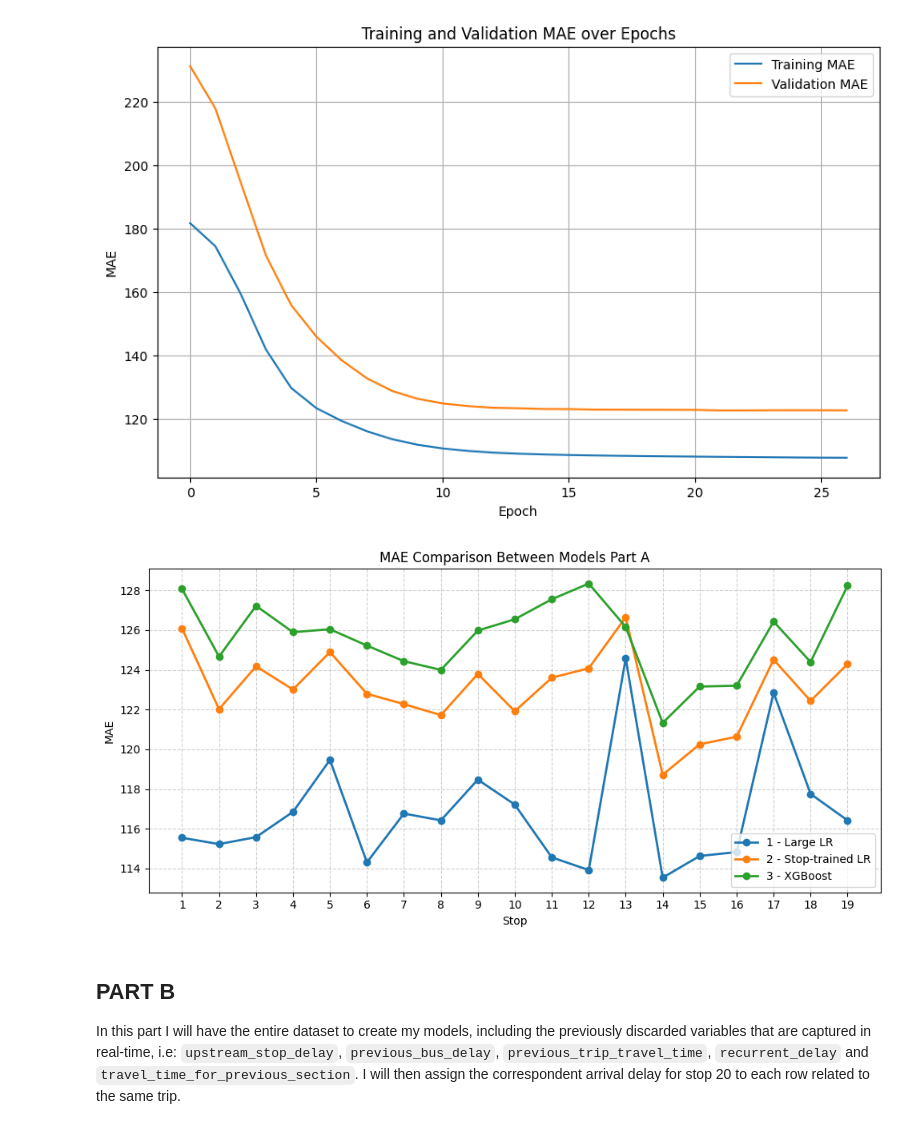
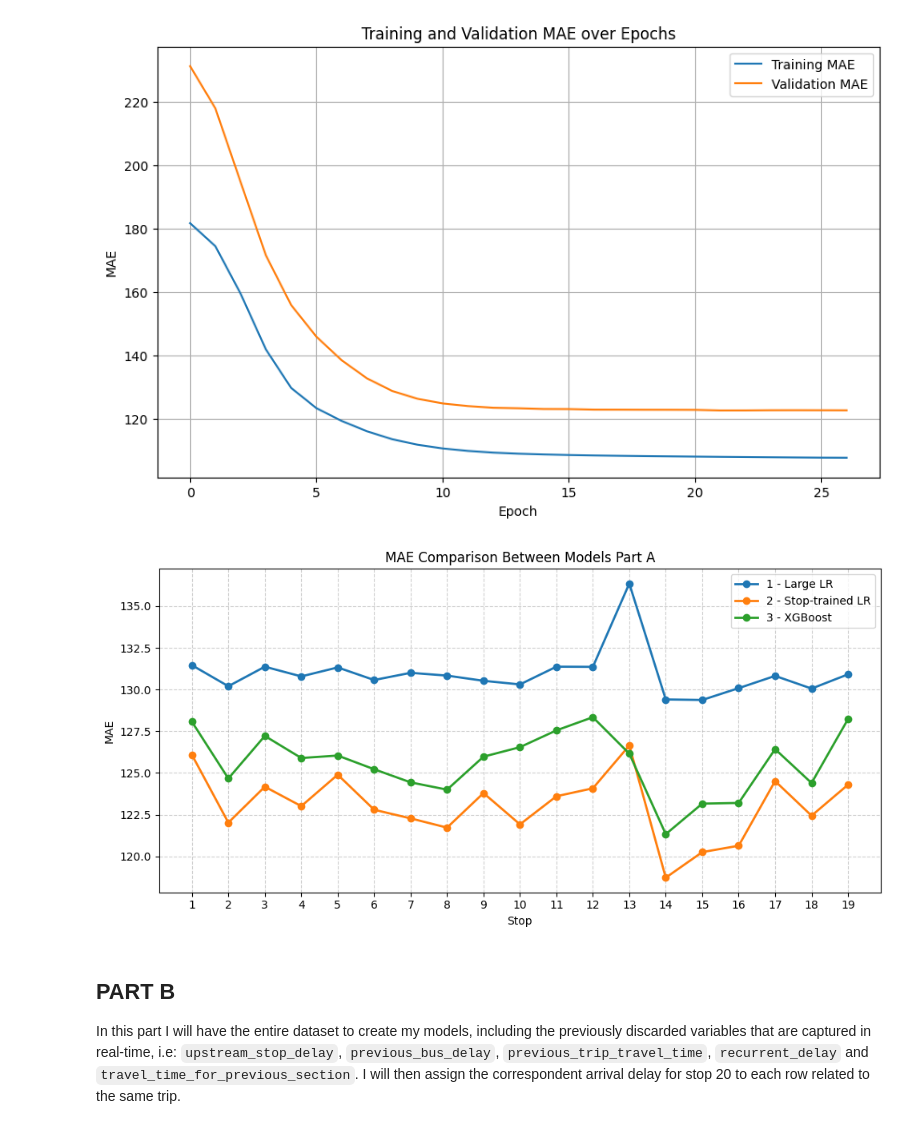
Before and after one commit to Gioalf/AH2179, a Jupyter notebook: project/AIprojectGioAlf.ipynb, the cells around one changed output. Cells and saved outputs as stored; diff of their text form; code cells hidden in the pictures.

```diff
--- a/project/AIprojectGioAlf.ipynb
+++ b/project/AIprojectGioAlf.ipynb
@@ -325,7 +349,6 @@ dfA_clean=dfA_clean.drop(['route_id', 'bus_id', 'weather', 'temperature', 'day_o
        'time_of_day', 'trip_number', 'arrival_delay'], axis=1)
 # %%
 dfA_model1=dfA_clean.copy()
-dfA_model1=dfA_model1[dfA_model1['stop_sequence']!=20]
 # %%
 dfA_model1
 # %% [output]
@@ -382,13 +410,19 @@ from sklearn.metrics import mean_absolute_error, mean_squared_error, r2_score
 x = dfA_model1.drop(['arrival_delay_stop_20'], axis=1)
 y = dfA_model1['arrival_delay_stop_20']
 
-X_train, X_test, y_train, y_test = train_test_split(x, y, test_size=0.2, random_state=42)
+X_train=dfA_model1_train.drop(['arrival_delay_stop_20'], axis=1)
+X_test=dfA_model1_test.drop(['arrival_delay_stop_20'], axis=1)
+y_train=dfA_model1_train['arrival_delay_stop_20']
+y_test=dfA_model1_test['arrival_delay_stop_20']
 
+# I remove non-predictive columns
+X_train_clean=X_train.drop(['Calendar_date', 'stop_sequence'], axis=1)
+X_test_clean=X_test.drop(['Calendar_date', 'stop_sequence'], axis=1)
 
-# Normalize the features
+# Normalize the features and remove non predictive columns
 scaler = StandardScaler()
-X_train_scaled = scaler.fit_transform(X_train)
-X_test_scaled = scaler.transform(X_test)
+X_train_scaled = scaler.fit_transform(X_train_clean)
+X_test_scaled = scaler.transform(X_test_clean)
 # %%
 # Create a Linear Regression model
 model1 = LinearRegression()
@@ -449,9 +484,9 @@ Now I will try to use some of the test data, specifically the data collected in
 # %%
 evaluation_results = []
 
-for stop_seq in range(1, 20):  # Loop from stop_sequence 1 to 19 (exclusive of 20)
+for stop_seq in range(1, 27):  # Loop from stop_sequence 1 to 19 (exclusive of 20)
     # Filter the test data for the current stop sequence
-    X_test_seq = X_test[X_test['stop_sequence'] == stop_seq]
+    X_test_seq = X_test[X_test['stop_sequence'] == stop_seq].drop(['Calendar_date', 'stop_sequence'], axis=1)
     y_test_seq = y_test.loc[X_test_seq.index]
 
     # Check if there are samples for the current stop sequence
@@ -479,11 +514,11 @@ for stop_seq in range(1, 20):  # Loop from stop_sequence 1 to 19 (exclusive of 2
         print(f"No test samples for stop sequence {stop_seq}")
 
 # Convert the list of dictionaries to a DataFrame for better viewing
-evaluation_df = pd.DataFrame(evaluation_results)
+evaluation_df_1 = pd.DataFrame(evaluation_results)
 
 # Display the results
 print("Evaluation Metrics by Stop Sequence (1 to 19):")
-display(evaluation_df)
+display(evaluation_df_1)
 # %% [output]
 Evaluation Metrics by Stop Sequence (1 to 19):
 |  | stop_sequence | MAE | MSE | R-squared |
@@ -527,17 +562,17 @@ for i in range(1, 21):
     dfA_model2_i = dfA_model2[dfA_model2['stop_sequence'] == i].copy()
     df2[f'stop_{i}'] = dfA_model2_i
 
+    # Split by date before dropping the column
+    dfA_model2_train = dfA_model2_i[dfA_model2_i['Calendar_date'] < 20220600].copy()
+    dfA_model2_test = dfA_model2_i[dfA_model2_i['Calendar_date'] >= 20220600].copy()
+
     # Drop non-predictive columns
-    dfA_model2_i = dfA_model2_i.drop(['Calendar_date', 'stop_sequence'], axis=1)
+    cols_to_drop = ['Calendar_date', 'stop_sequence']
+    X_train = dfA_model2_train.drop(cols_to_drop + ['arrival_delay_stop_20'], axis=1)
+    y_train = dfA_model2_train['arrival_delay_stop_20']
 
-    # Define features and target
-    X = dfA_model2_i.drop(['arrival_delay_stop_20'], axis=1)
-    y = dfA_model2_i['arrival_delay_stop_20']
-
-    # Split chronologically: first 80% train, last 20% test
-    split_idx = int(len(X) * 0.8)
-    X_train, X_test = X.iloc[:split_idx], X.iloc[split_idx:]
-    y_train, y_test = y.iloc[:split_idx], y.iloc[split_idx:]
+    X_test = dfA_model2_test.drop(cols_to_drop + ['arrival_delay_stop_20'], axis=1)
+    y_test = dfA_model2_test['arrival_delay_stop_20']
 
     # Standardize features
     scaler = StandardScaler()
@@ -1082,28 +1117,28 @@ plt.show()
 # %%
 import matplotlib.pyplot as plt
 
 # --- Extract MAE values ---
 stops = list(range(1, 20))
-mae1 = evaluation_df['MAE'].to_list()
+mae1 = evaluation_df['MAE'].to_list()[:19]
 mae3 = [v['MAE'] for v in results3.values()]
 mae2 = [v['MAE'] for v in results2.values()]
 
 # --- Plot ---
 plt.figure(figsize=(10,5))
 plt.plot(stops, mae1, marker='o', label='1 - Large LR', linewidth=2)
 plt.plot(stops, mae2[:19], marker='o', label='2 - Stop-trained LR', linewidth=2)
 plt.plot(stops, mae3[:19], marker='o', label='3 - XGBoost', linewidth=2)
 
 plt.xticks(stops)  # force integer ticks on x-axis
 plt.xlabel('Stop')
 plt.ylabel('MAE')
 plt.title('MAE Comparison Between Models Part A')
 plt.legend()
 plt.grid(True, linestyle='--', alpha=0.6)
 plt.tight_layout()
 plt.show()
 # %% [output]
-[figure, old version]
+[figure, new version]
 # %% [markdown]
 ## PART B
 In this part I will have the entire dataset to create my models, including the previously discarded variables that are captured in real-time, i.e: `upstream_stop_delay`, `previous_bus_delay`, `previous_trip_travel_time`, `recurrent_delay` and `travel_time_for_previous_section`.
```
Also changed, not shown: parts of 29 cells of this notebook.
